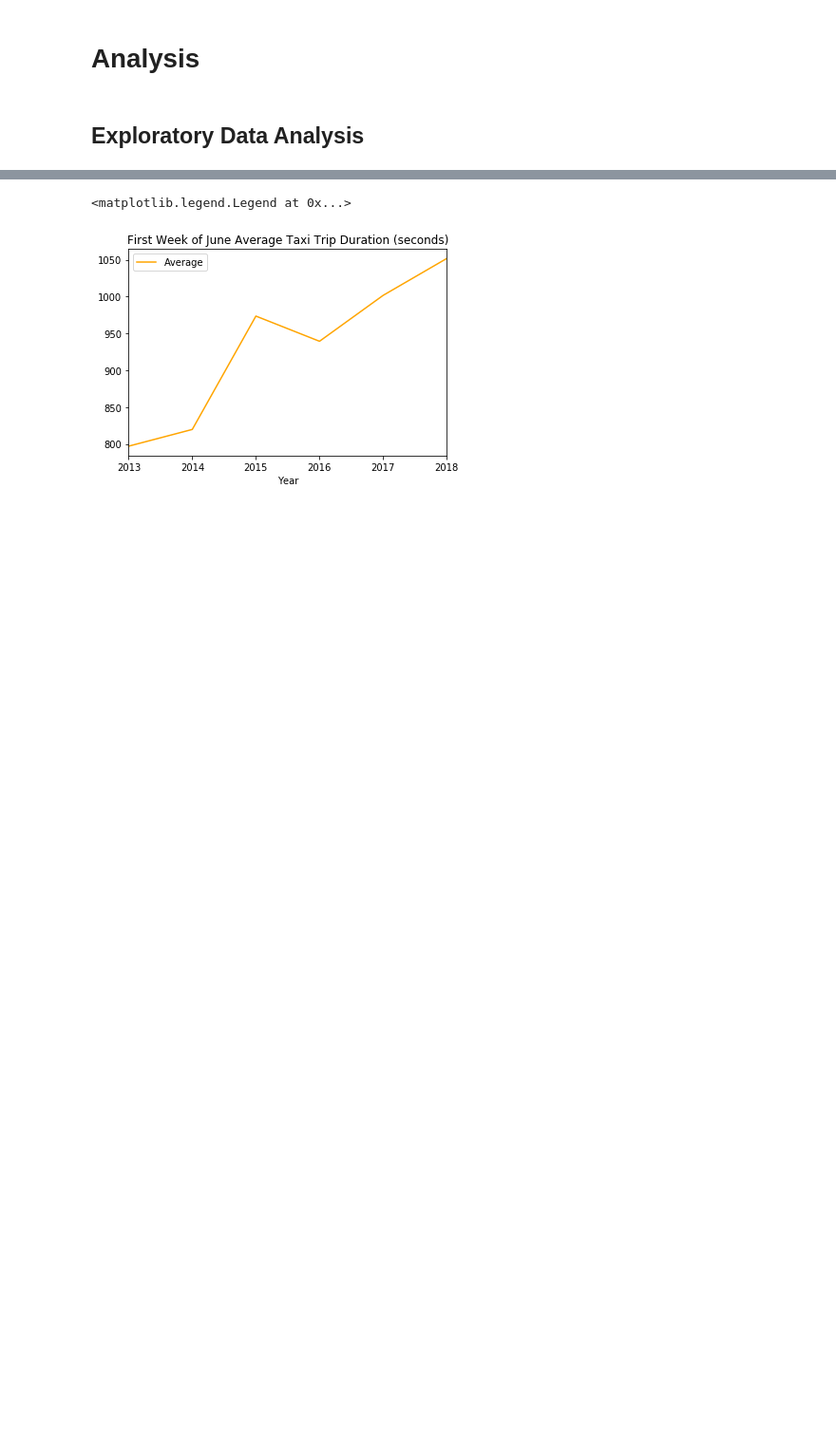
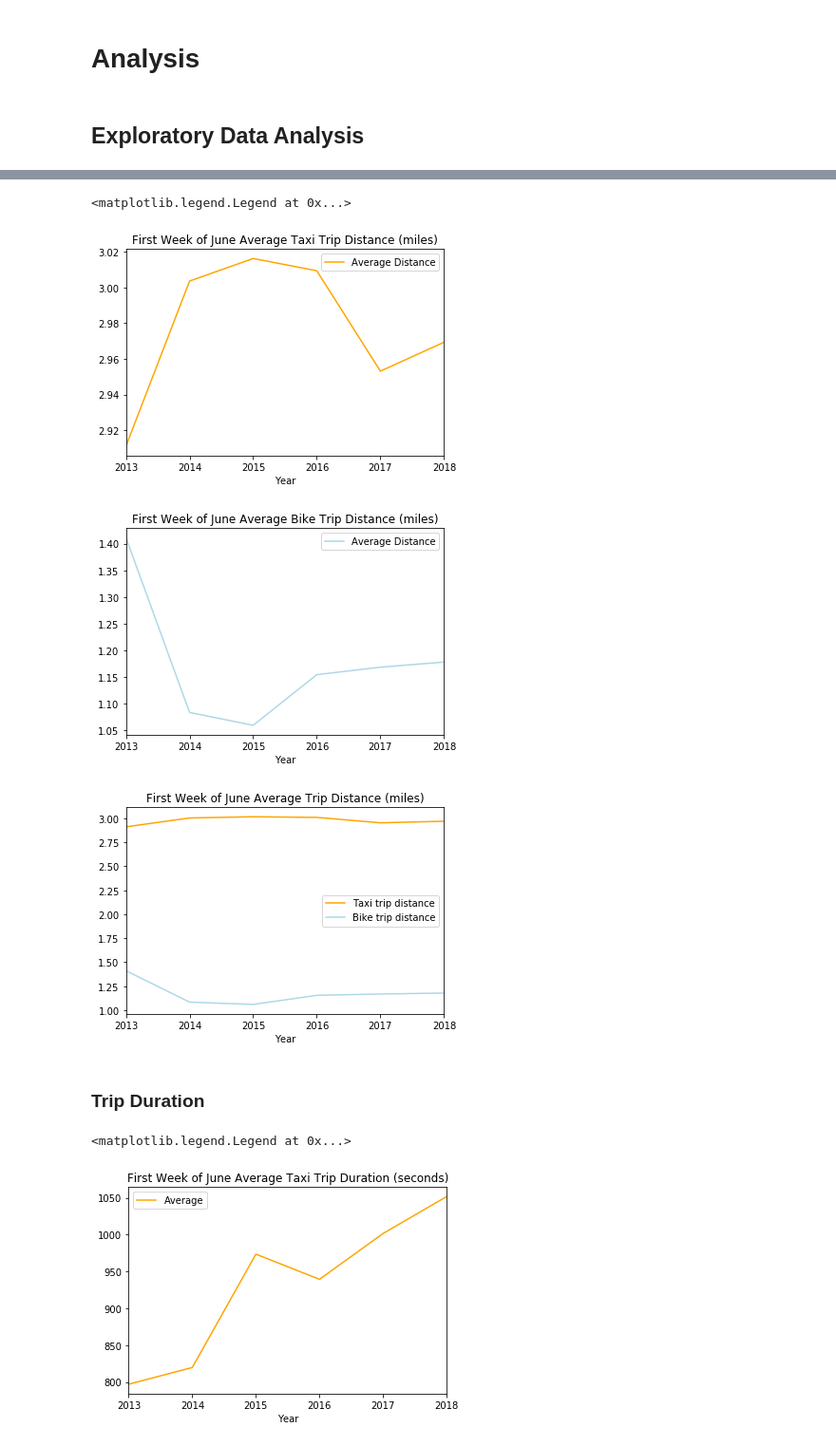
Before and after one commit to dvignoles/nyc-transpo, a Jupyter notebook: nyc_transpo.ipynb, the cells around one changed output, grey strips where cells are left out. Shown at 95% size. Drawn from its saved outputs; the diff is of its cells as text; code cells hidden in the pictures; blank space fills up the shorter version.

Commit message:
added trip distance column to citibike dataframes.  added requisite plots

```diff
--- a/nyc_transpo.ipynb
+++ b/nyc_transpo.ipynb
@@ -120,31 +120,38 @@ if not('tripduration' in df_taxi_2014.columns):
     df_taxi_2014['pickup_datetime'] = pd.to_datetime(df_taxi_2014[' pickup_datetime'])
     df_taxi_2014['dropoff_datetime'] = pd.to_datetime(df_taxi_2014[' dropoff_datetime'])
     df_taxi_2014['tripduration'] = (df_taxi_2014['dropoff_datetime'] - df_taxi_2014['pickup_datetime']).dt.total_seconds()
-    df_taxi_2014.drop(columns=[' pickup_datetime', ' dropoff_datetime'])
+    df_taxi_2014 = df_taxi_2014.drop(columns=[' pickup_datetime', ' dropoff_datetime'])
 
 if not('tripduration' in df_taxi_2015.columns):
     df_taxi_2015['pickup_datetime'] = pd.to_datetime(df_taxi_2015['tpep_pickup_datetime'])
     df_taxi_2015['dropoff_datetime'] = pd.to_datetime(df_taxi_2015['tpep_dropoff_datetime'])
     df_taxi_2015['tripduration'] = (df_taxi_2015['dropoff_datetime'] - df_taxi_2015['pickup_datetime']).dt.total_seconds()
-    df_taxi_2015.drop(columns=['tpep_pickup_datetime', 'tpep_dropoff_datetime'])
+    df_taxi_2015 = df_taxi_2015.drop(columns=['tpep_pickup_datetime', 'tpep_dropoff_datetime'])
 
 if not('tripduration' in df_taxi_2016.columns):
     df_taxi_2016['pickup_datetime'] = pd.to_datetime(df_taxi_2016['tpep_pickup_datetime'])
     df_taxi_2016['dropoff_datetime'] = pd.to_datetime(df_taxi_2016['tpep_dropoff_datetime'])
     df_taxi_2016['tripduration'] = (df_taxi_2016['dropoff_datetime'] - df_taxi_2016['pickup_datetime']).dt.total_seconds()
-    df_taxi_2016.drop(columns=['tpep_pickup_datetime', 'tpep_dropoff_datetime'])
+    df_taxi_2016 = df_taxi_2016.drop(columns=['tpep_pickup_datetime', 'tpep_dropoff_datetime'])
 
 if not('tripduration' in df_taxi_2017.columns):
     df_taxi_2017['pickup_datetime'] = pd.to_datetime(df_taxi_2017['tpep_pickup_datetime'])
     df_taxi_2017['dropoff_datetime'] = pd.to_datetime(df_taxi_2017['tpep_dropoff_datetime'])
     df_taxi_2017['tripduration'] = (df_taxi_2017['dropoff_datetime'] - df_taxi_2017['pickup_datetime']).dt.total_seconds()
-    df_taxi_2017.drop(columns=['tpep_pickup_datetime', 'tpep_dropoff_datetime'])
+    df_taxi_2017 = df_taxi_2017.drop(columns=['tpep_pickup_datetime', 'tpep_dropoff_datetime'])
 
 if not('tripduration' in df_taxi_2018.columns):
     df_taxi_2018['pickup_datetime'] = pd.to_datetime(df_taxi_2018['tpep_pickup_datetime'])
     df_taxi_2018['dropoff_datetime'] = pd.to_datetime(df_taxi_2018['tpep_dropoff_datetime'])
     df_taxi_2018['tripduration'] = (df_taxi_2018['dropoff_datetime'] - df_taxi_2018['pickup_datetime']).dt.total_seconds()
-    df_taxi_2018.drop(columns=['tpep_pickup_datetime', 'tpep_dropoff_datetime'])
+    df_taxi_2018 = df_taxi_2018.drop(columns=['tpep_pickup_datetime', 'tpep_dropoff_datetime'])
+# %%
+# removes leading whitespace from df_taxi_2014 column names
+for col_name in df_taxi_2014.columns:
+    if col_name[0] == ' ':
+        new_col_name = col_name[1:]
+        df_taxi_2014[new_col_name] = df_taxi_2014[col_name]
+        df_taxi_2014 = df_taxi_2014.drop([col_name], axis=1)
 # %%
 df_taxi_2013.head()
 # %% [output]
@@ -267,3 +385,43 @@ df_bike_2014.head()
+# %%
+avg_trip_distance_bike = pd.DataFrame(
+    {'Year': YEARS,
+     'Average Distance': [
+         df_bike_2013.trip_distance.mean(),
+         df_bike_2014.trip_distance.mean(),
+         df_bike_2015.trip_distance.mean(),
+         df_bike_2016.trip_distance.mean(),
+         df_bike_2017.trip_distance.mean(),
+         df_bike_2018.trip_distance.mean()
+     ]})
+
+avg_trip_distance_taxi = pd.DataFrame(
+    {'Year': YEARS,
+     'Average Distance': [
+         df_taxi_2013.trip_distance.mean(),
+         df_taxi_2014.trip_distance.mean(),
+         df_taxi_2015[df_taxi_2015.trip_distance < 500].trip_distance.mean(), # remove weirdly high trip distances...
+         df_taxi_2016.trip_distance.mean(),
+         df_taxi_2017.trip_distance.mean(),
+         df_taxi_2018.trip_distance.mean()
+     ]})
+
+avg_trip_distance_taxi.plot(
+    kind='line', x='Year', y='Average Distance', title='First Week of June Average Taxi Trip Distance (miles)', color='orange')
+avg_trip_distance_bike.plot(
+    kind='line', x='Year', y='Average Distance', title='First Week of June Average Bike Trip Distance (miles)', color='lightblue')
+
+_ = avg_trip_distance_taxi.plot(
+    kind='line', x='Year', y='Average Distance', title='First Week of June Average Trip Distance (miles)', color='orange')
+avg_trip_distance_bike.plot(
+    kind='line', x='Year', y='Average Distance', title='First Week of June Average Trip Distance (miles)', ax=_, color='lightblue')
+_.legend(['Taxi trip distance', 'Bike trip distance'])
+# %% [output]
+<matplotlib.legend.Legend at 0x...>
+[figure, added]
+[figure, added]
+[figure, added]
+# %% [markdown]
+### Trip Duration
 # %%
 # Create average trip duration dataframes and plot
 
```
Also changed, not shown: parts of 8 cells of this notebook.
